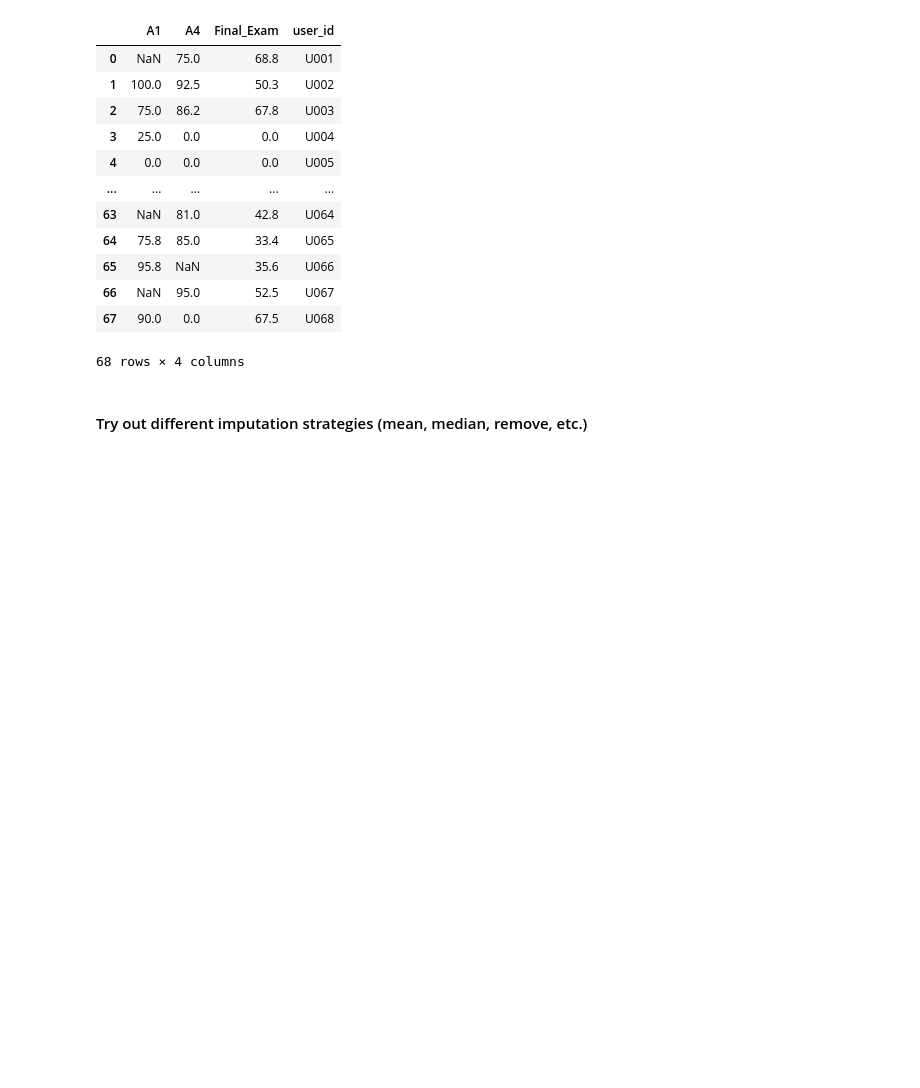
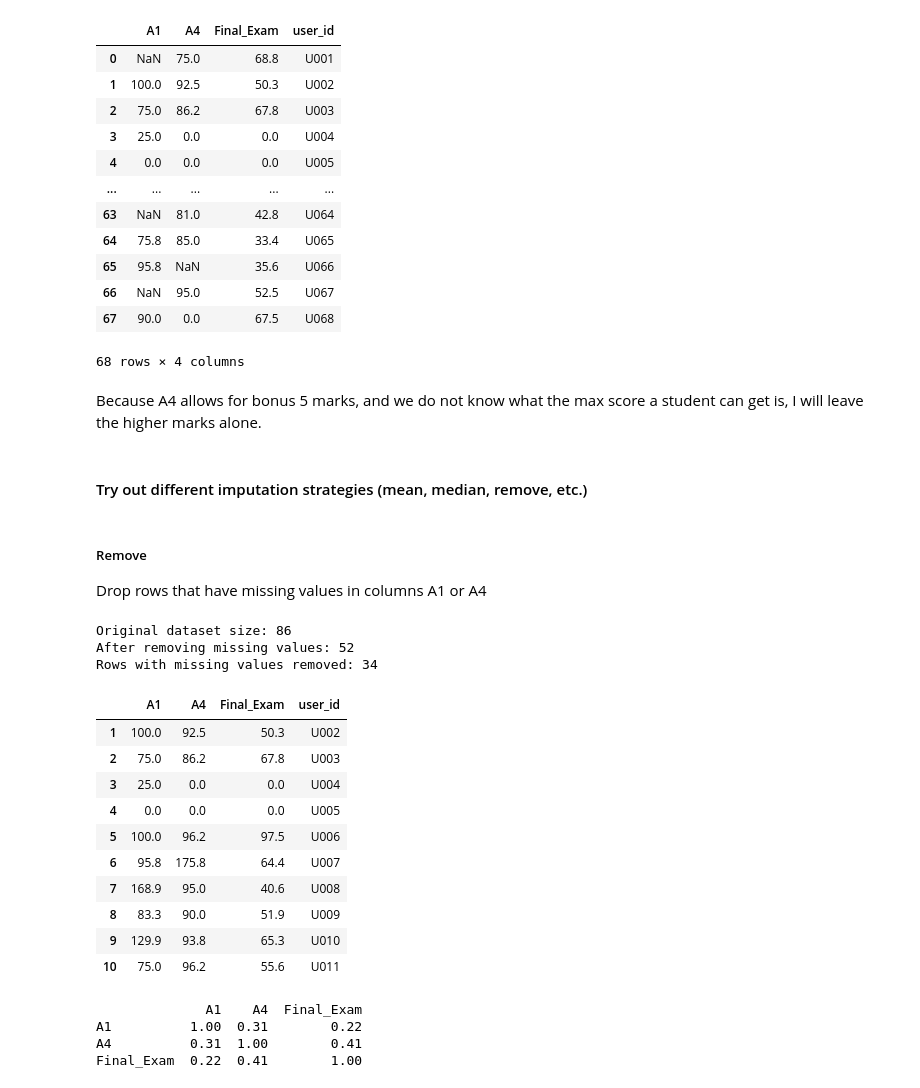
Before and after one commit to cda79/461-lab01-introduction, a Jupyter notebook: LabTask02/LabTask02.ipynb, the cells around one changed output. Saved outputs shown, nothing was run; the diff lists cells and outputs as text; code cells hidden in the pictures; blank space fills up the shorter version.

```diff
--- a/LabTask02/LabTask02.ipynb
+++ b/LabTask02/LabTask02.ipynb
@@ -205,5 +205,39 @@ df_converted.head(68)
 | 66 | NaN | 95.0 | 52.5 | U067 |
 | 67 | 90.0 | 0.0 | 67.5 | U068 |
 68 rows × 4 columns
+# %% [markdown]
+Because A4 allows for bonus 5 marks, and we do not know what the max score a student can get is, I will leave the higher marks alone.
 # %% [markdown]
 #### Try out different imputation strategies (mean, median, remove, etc.)
+# %% [markdown]
+##### Remove
+Drop rows that have missing values in columns A1 or A4
+# %%
+df_option1 = df_converted.dropna(subset=['A1', 'A4'])
+print(f"Original dataset size: {len(df)}")
+print(f"After removing missing values: {len(df_option1)}")
+print(f"Rows with missing values removed: {len(df_converted) - len(df_option1)}")
+df_option1.head(10)
+# %% [output]
+Original dataset size: 86
+After removing missing values: 52
+Rows with missing values removed: 34
+|  | A1 | A4 | Final_Exam | user_id |
+| 1 | 100.0 | 92.5 | 50.3 | U002 |
+| 2 | 75.0 | 86.2 | 67.8 | U003 |
+| 3 | 25.0 | 0.0 | 0.0 | U004 |
+| 4 | 0.0 | 0.0 | 0.0 | U005 |
+| 5 | 100.0 | 96.2 | 97.5 | U006 |
+| 6 | 95.8 | 175.8 | 64.4 | U007 |
+| 7 | 168.9 | 95.0 | 40.6 | U008 |
+| 8 | 83.3 | 90.0 | 51.9 | U009 |
+| 9 | 129.9 | 93.8 | 65.3 | U010 |
+| 10 | 75.0 | 96.2 | 55.6 | U011 |
+# %%
+corr_matrix = df_option1[numeric_cols].corr()
+print(corr_matrix.round(2))
+# %% [output]
+              A1    A4  Final_Exam
+A1          1.00  0.31        0.22
+A4          0.31  1.00        0.41
+Final_Exam  0.22  0.41        1.00
```
Also changed, not shown: parts of 20 cells of this notebook.
